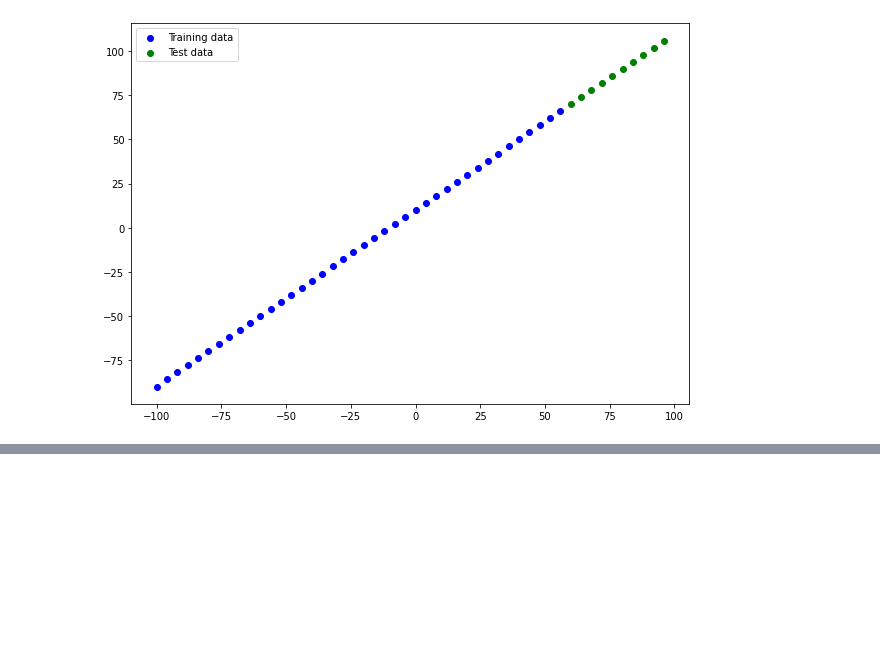
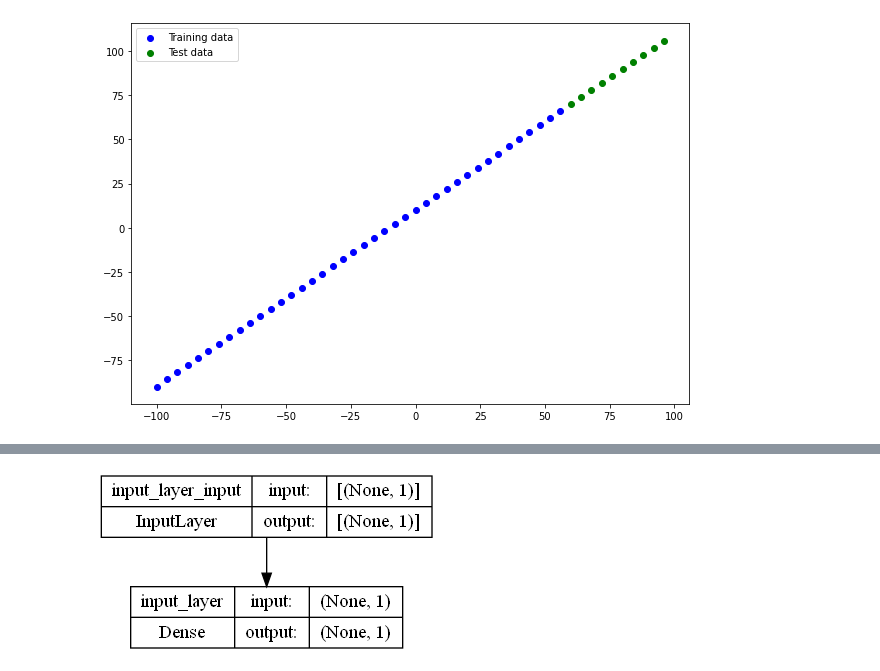
Before and after one commit to Promotos/tensorflow, a Jupyter notebook: Zero to Mastery/regression/neural_network_regression.ipynb, the cells around one changed output, grey strips where cells are left out. Cells and saved outputs as stored; diff of their text form; code cells hidden in the pictures; blank space fills up the shorter version.

Commit message:
add model plot

```diff
--- a/Zero to Mastery/regression/neural_network_regression.ipynb
+++ b/Zero to Mastery/regression/neural_network_regression.ipynb
@@ -166,3 +166,15 @@ plt.scatter(x_test, y_test, c="g", label="Test data")
 plt.legend();
 # %% [output]
 [figure]
+# %%
+tf.random.set_seed(42)
+
+model = tf.keras.Sequential( [
+    tf.keras.layers.Dense(1, input_shape=[1], name="input_layer")
+], name="MyModel")
+
+model.compile(loss=tf.keras.losses.mae,
+    optimizer= tf.keras.optimizers.SGD(),
+    metrics=["mae"])
+
+model.fit(tf.expand_dims(x_train, axis=-1), y_train, epochs=100, verbose=0)
@@ -168,0 +198,6 @@ plt.legend();
+# %%
+from tensorflow.keras.utils import plot_model
+
+plot_model(model, show_shapes=True)
+# %% [output]
+[figure, added]
```
Also changed, not shown: parts of 5 cells of this notebook, 1 other file.
